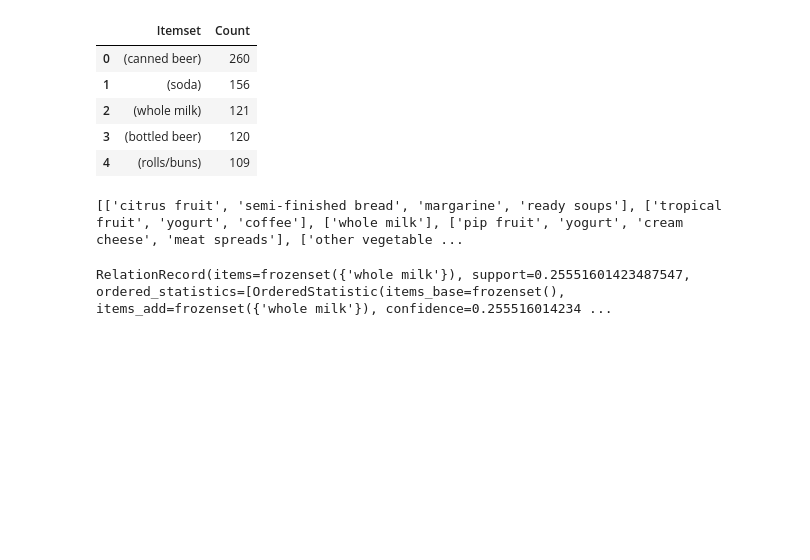
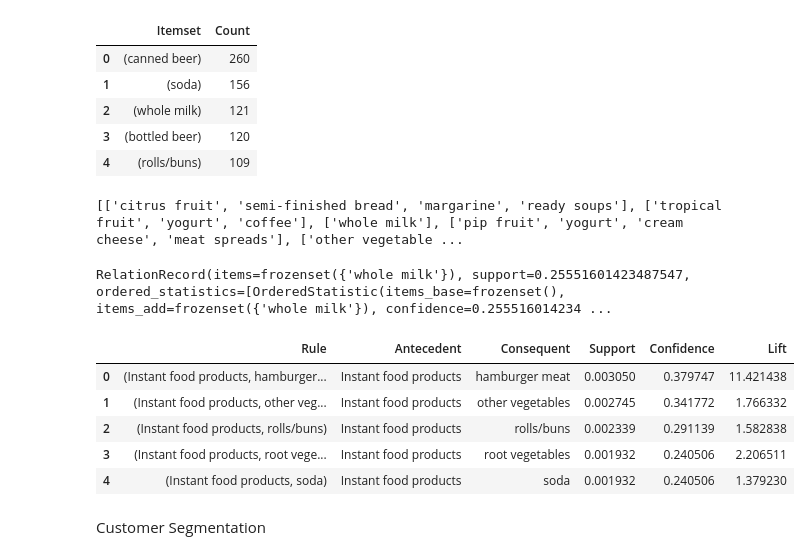
Before and after one commit to Elilora/Market-basket-analysis, a Jupyter notebook: Code/market_basket_analysis.ipynb, the cells around one changed output. Drawn from its saved outputs; the diff is of its cells as text; code cells hidden in the pictures; blank space fills up the shorter version.

```diff
--- a/Code/market_basket_analysis.ipynb
+++ b/Code/market_basket_analysis.ipynb
@@ -153,20 +162,29 @@ RelationRecord(items=frozenset({'whole milk'}), support=0.25551601423487547, ord
 # %%
 rules = []
 for result in association_results:
     for ordered_stat in result.ordered_statistics:
         if len(ordered_stat.items_base) > 0:
             rules.append({
                 'Rule': result.items,
                 'Antecedent': ', '.join(list(ordered_stat.items_base)),
                 'Consequent': ', '.join(list(ordered_stat.items_add)),
                 'Support': result.support,
                 'Confidence': ordered_stat.confidence,
                 'Lift': ordered_stat.lift
             })
 rules_df = pd.DataFrame(rules)
 
-# Remove all rows with missing values
-rules_df = rules_df.sort_values('Support', ascending=False).dropna()
+# Remove all rows with missing values and sort by support
+#rules_df = rules_df.sort_values('Support', ascending=False).dropna()
 
 # Display the head of the DataFrame
 rules_df.head()
+# %% [output]
+|  | Rule | Antecedent | Consequent | Support | Confidence | Lift |
+| 0 | (Instant food products, hamburger... | Instant food products | hamburger meat | 0.003050 | 0.379747 | 11.421438 |
+| 1 | (Instant food products, other veg... | Instant food products | other vegetables | 0.002745 | 0.341772 | 1.766332 |
+| 2 | (Instant food products, rolls/buns) | Instant food products | rolls/buns | 0.002339 | 0.291139 | 1.582838 |
+| 3 | (Instant food products, root vege... | Instant food products | root vegetables | 0.001932 | 0.240506 | 2.206511 |
+| 4 | (Instant food products, soda) | Instant food products | soda | 0.001932 | 0.240506 | 1.379230 |
+# %% [markdown]
+Customer Segmentation
```
Also changed, not shown: parts of 6 cells of this notebook.
